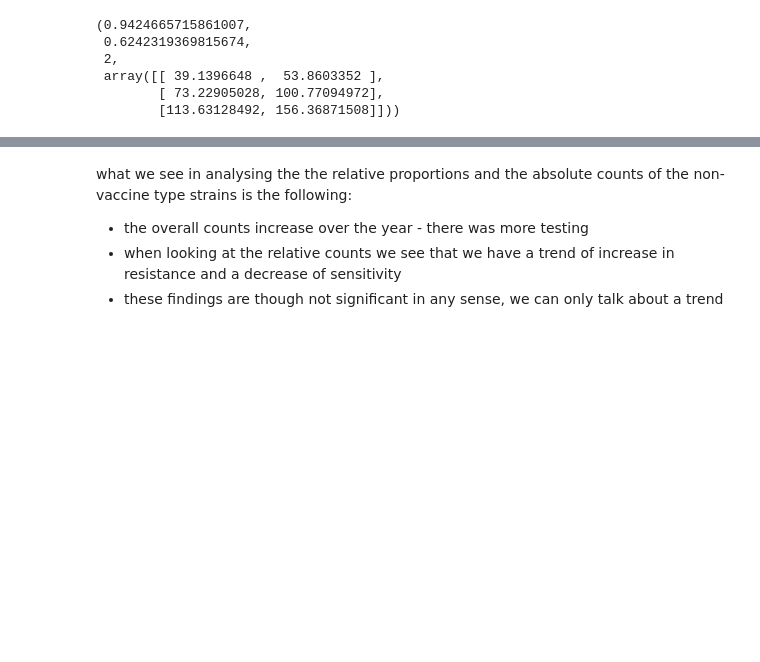
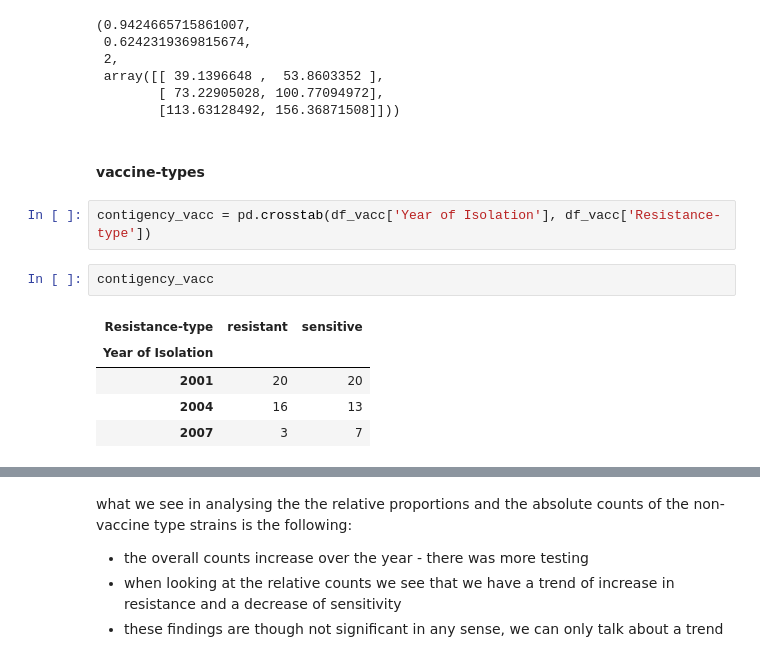
Before and after one commit to mjemons/IDD_TB, a Jupyter notebook: scripts/data-analysis.ipynb, the cells around one changed output, grey strips where cells are left out. Cells and saved outputs as stored; diff of their text form; blank space fills up the shorter version.

Commit message:
changed size and added chi-square for vaccine types

```diff
--- a/scripts/data-analysis.ipynb
+++ b/scripts/data-analysis.ipynb
@@ -446,3 +448,15 @@ chi2_contingency(contigency)
  array([[ 39.1396648 ,  53.8603352 ],
         [ 73.22905028, 100.77094972],
         [113.63128492, 156.36871508]]))
+# %% [markdown]
+#### vaccine-types
+# %%
+contigency_vacc = pd.crosstab(df_vacc['Year of Isolation'], df_vacc['Resistance-type'])
+# %%
+contigency_vacc
+# %% [output]
+| Resistance-type | resistant | sensitive |
+| Year of Isolation |  |  |
+| 2001 | 20 | 20 |
+| 2004 | 16 | 13 |
+| 2007 | 3 | 7 |
```
Also changed, not shown: parts of 4 cells of this notebook, 1 other file.
